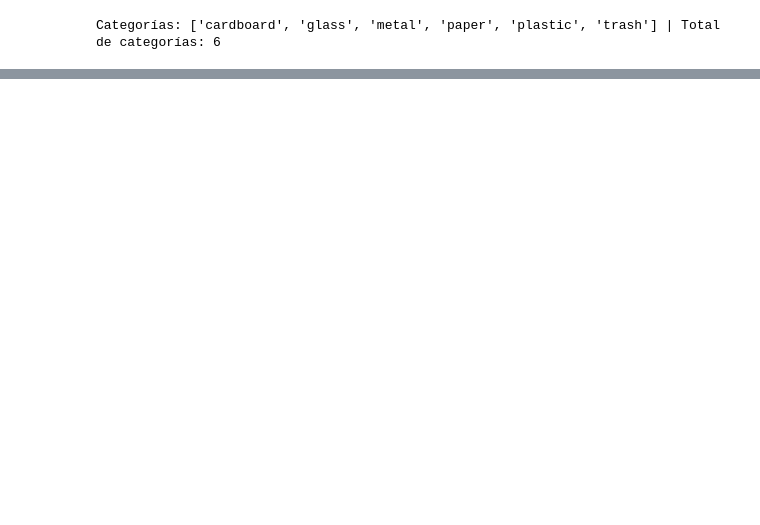
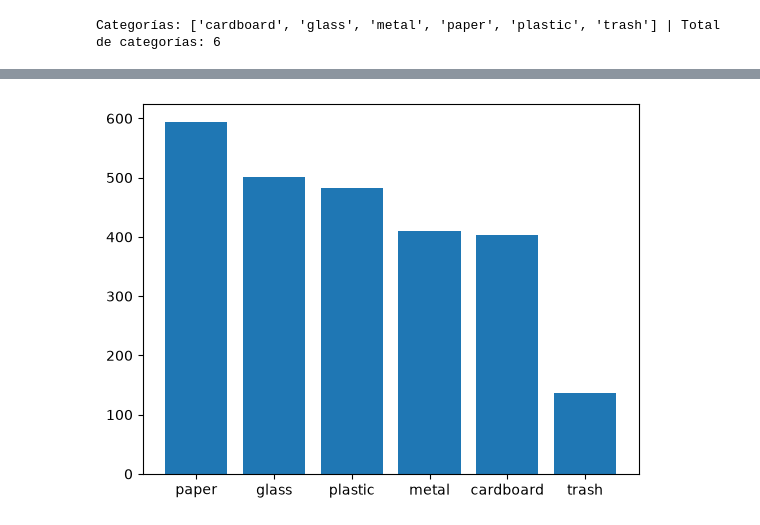
Before and after one commit to edex10ed-source/01-python-intro, a Jupyter notebook: notebooks/37_26082026_EDA_2.ipynb, the cells around one changed output, grey strips where cells are left out. Saved outputs shown, nothing was run; the diff lists cells and outputs as text; code cells hidden in the pictures; blank space fills up the shorter version.

```diff
--- a/notebooks/37_26082026_EDA_2.ipynb
+++ b/notebooks/37_26082026_EDA_2.ipynb
@@ -25,16 +27,19 @@ Categorías: ['cardboard', 'glass', 'metal', 'paper', 'plastic', 'trash'] | Tota
 # Compare el resultado con la cantidad reportada por la fuente original.
 
 total_imagenes = 0
+df = []
 
 for folder in folders:
-    path_to_categoria = os.path.join(path_to_dataset, folder)
-
+    path_to_categoria = path_to_dataset + "/" + folder
     imagenes = sorted(os.listdir(path_to_categoria))
     imagenes = [img for img in imagenes if img.endswith(".jpg")]
+    total_imagenes += len(imagenes)
+    print(f"Categoria: {folder} - Total de muestras: {len(imagenes)}")
 
-    print(f"Categoría: {folder} | Total de muestras: {len(imagenes)}")
+    df.append({
+        "categoria": folder,
+        "total_imagenes": len(imagenes)
+    })
 
-    total_imagenes += len(imagenes)
-
-print(f"\nTotal de imágenes del dataset: {total_imagenes}")
+print(f"Total de imagenes: {total_imagenes}")
 # %% [output]
@@ -49,4 +53,5 @@ Total de imágenes del dataset: 2527
 # %%
-
-# 4. Calcule la cantidad de imágenes por clase y presente los resultados
-# en una tabla ordenada de mayor a menor frecuencia.
+# 4. Calcule la cantidad de imágenes por clase y presente los resultados en una tabla ordenada de mayor
+# a menor frecuencia.
+df = pd.DataFrame(df).sort_values("total_imagenes", ascending=False)
+df.head(10)
@@ -52,0 +66,7 @@ Total de imágenes del dataset: 2527
+# %%
+# 5. Visualice la distribución de imágenes por clase mediante un gráfico
+# de barras. ¿El dataset está balanceado? Justifique su respuesta.
+plt.bar(df["categoria"], df["total_imagenes"])
+plt.show()
+# %% [output]
+[figure, added]
```
Also changed, not shown: parts of 10 cells of this notebook, 4 other files.
